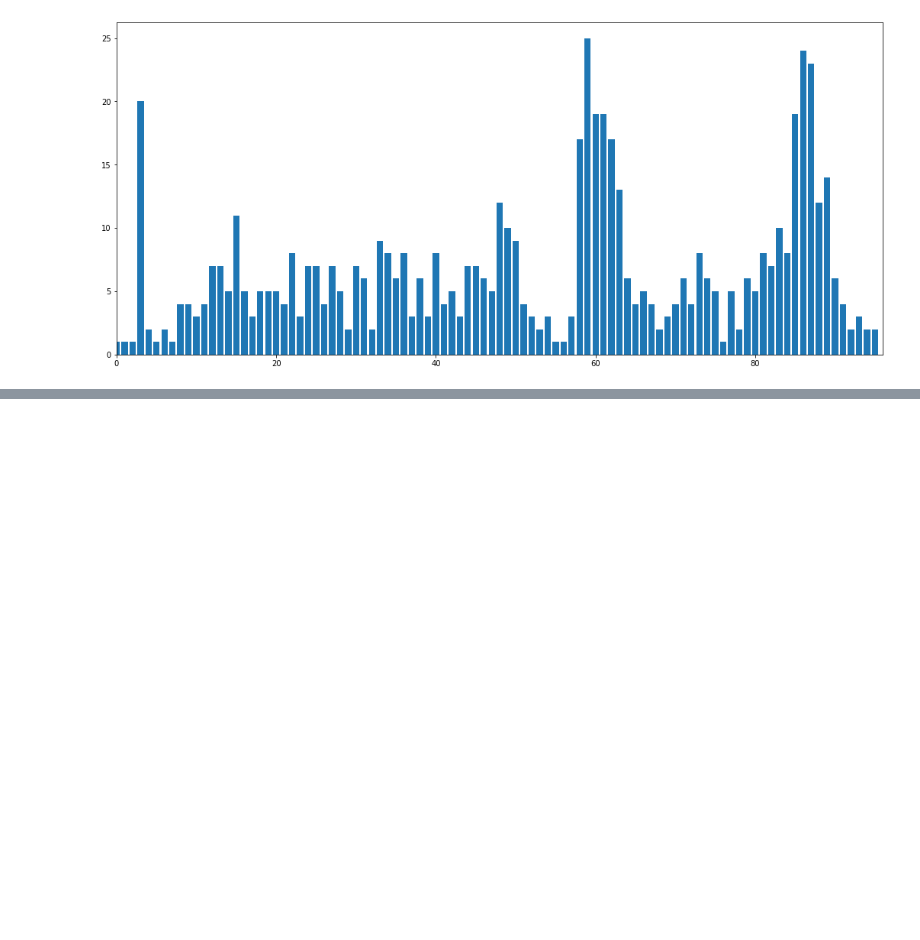
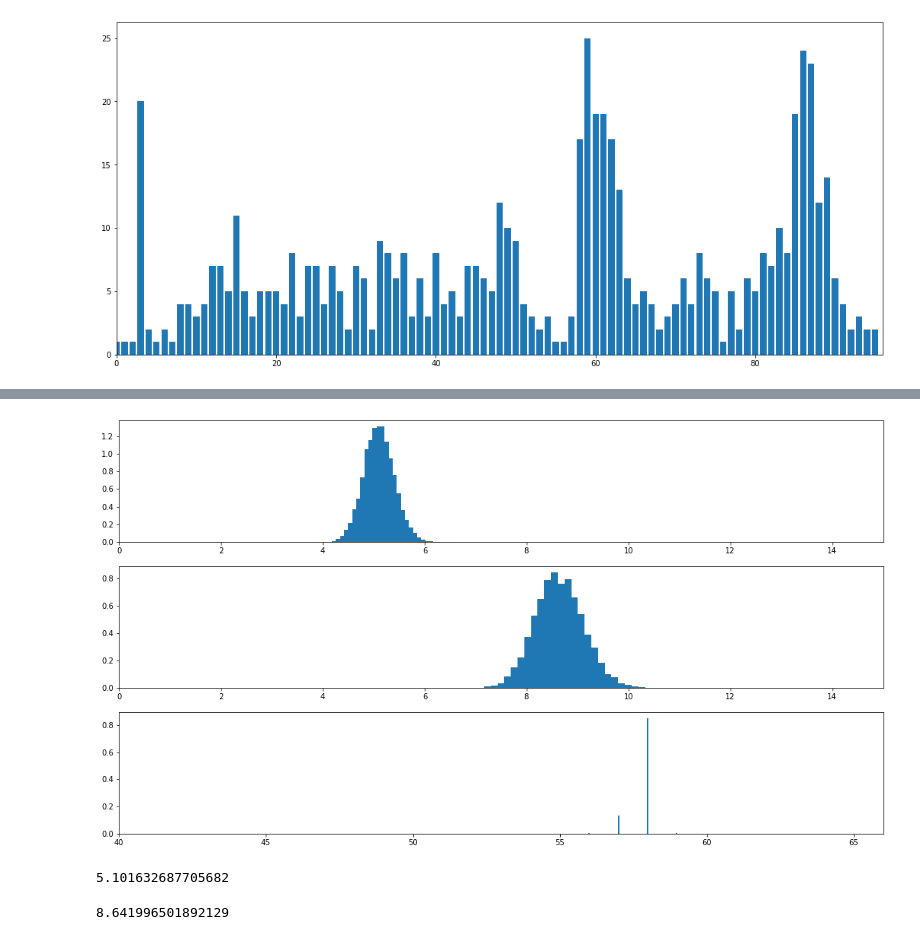
Before and after one commit to SantosCristiano/Bayesian-Inference, a Jupyter notebook: brazilian_ecommerce.ipynb, the cells around one changed output, grey strips where cells are left out. Saved outputs shown, nothing was run; the diff lists cells and outputs as text; code cells hidden in the pictures; blank space fills up the shorter version.

```diff
--- a/brazilian_ecommerce.ipynb
+++ b/brazilian_ecommerce.ipynb
@@ -267,0 +224,27 @@ plt.xlim( [0, n_count_data] );
+# %%
+# posterior
+
+plt.figure( figsize=(18, 10))
+
+plt.subplot(311)
+plt.hist( trace['lambda_01'], histtype='stepfilled', bins=30, density=True);
+plt.xlim( [0, 15] );
+
+plt.subplot(312)
+plt.hist( trace['lambda_02'], histtype='stepfilled', bins=30, density=True);
+plt.xlim( [0, 15] );
+
+plt.subplot(313)
+w = 1.0 /  trace['tau'].shape[0] * np.ones_like( trace['tau'] )
+plt.hist( trace['tau'], bins=n_count_data, weights=w, rwidth=2.);
+plt.xlim( [40, n_count_data-30] );
+# %% [output]
+[figure, added]
+# %%
+trace['lambda_01'].mean()
+# %% [output]
+5.101632687705682
+# %%
+trace['lambda_02'].mean()
+# %% [output]
+8.641996501892129
```
Also changed, not shown: parts of 9 cells of this notebook.
